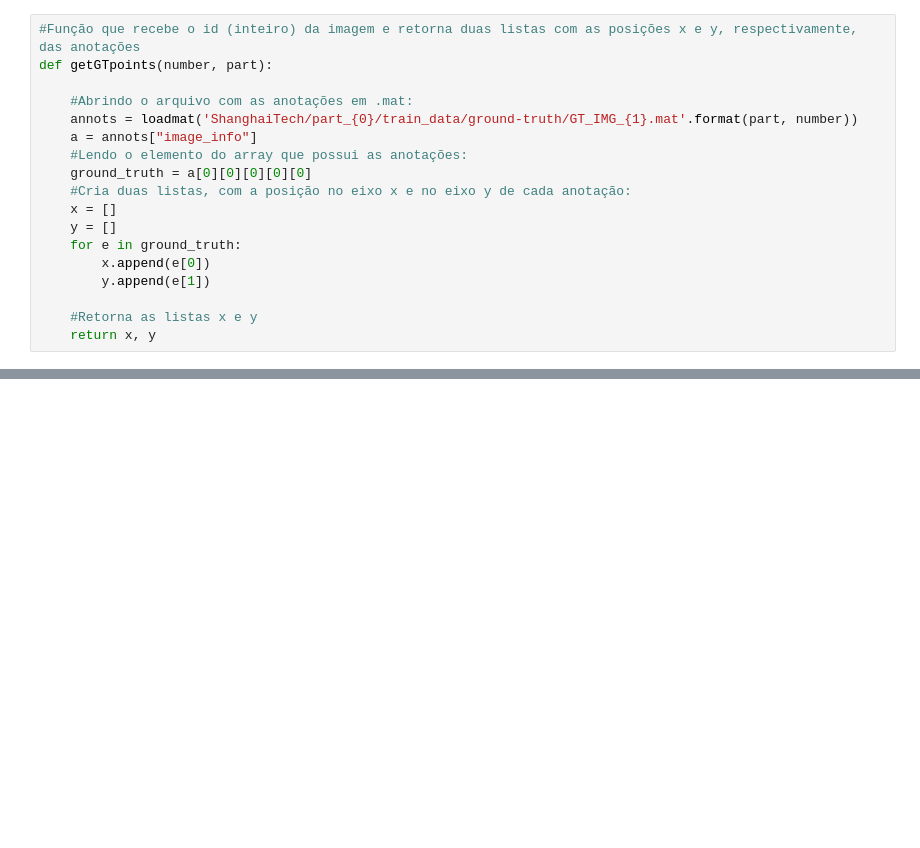
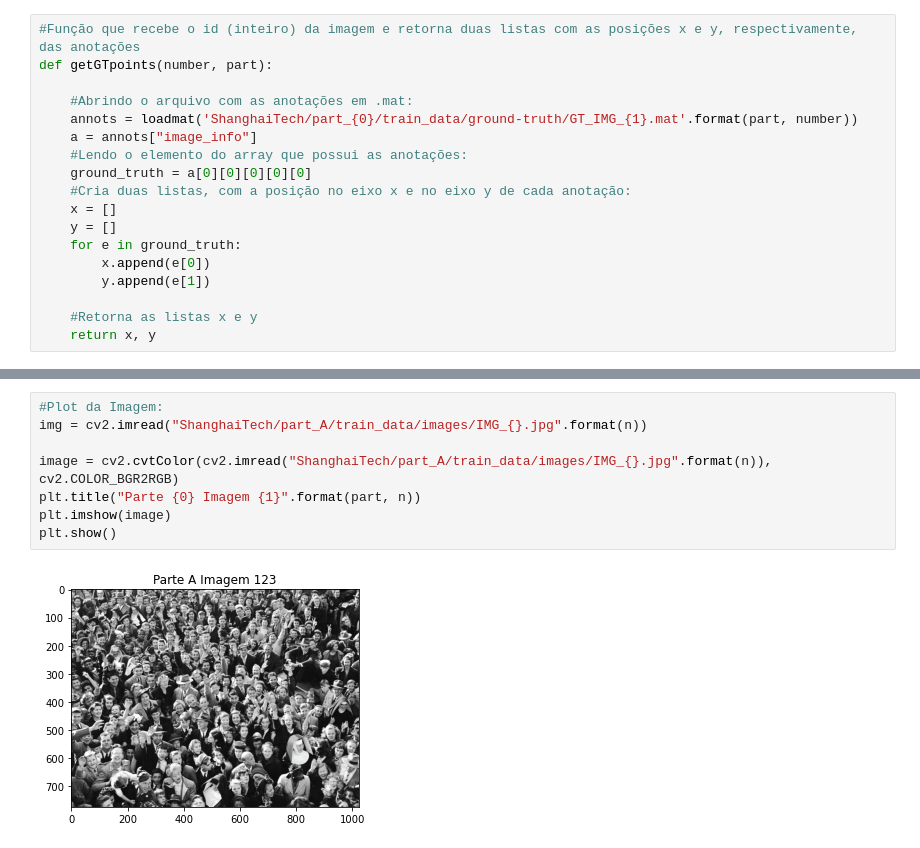
Before and after one commit to EikiYamashiro/IC_ComputerVision, a Jupyter notebook: ShanghaiTech - Analise Exploratoria.ipynb, the cells around one changed output, grey strips where cells are left out. Cells and saved outputs as stored; diff of their text form; blank space fills up the shorter version.

```diff
--- a/ShanghaiTech - Analise Exploratoria.ipynb
+++ b/ShanghaiTech - Analise Exploratoria.ipynb
@@ -69,0 +70,10 @@ Digite o id da Imagem:5
+# %%
+#Plot da Imagem:
+img = cv2.imread("ShanghaiTech/part_A/train_data/images/IMG_{}.jpg".format(n))
+
+image = cv2.cvtColor(cv2.imread("ShanghaiTech/part_A/train_data/images/IMG_{}.jpg".format(n)), cv2.COLOR_BGR2RGB)
+plt.title("Parte {0} Imagem {1}".format(part, n))
+plt.imshow(image)
+plt.show()
+# %% [output]
+[figure, added]
```
Also changed, not shown: parts of 6 cells of this notebook.
